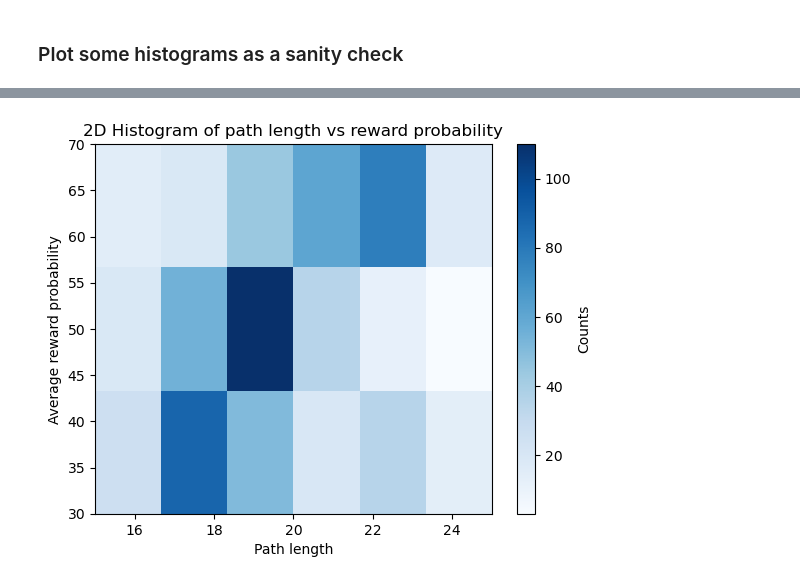
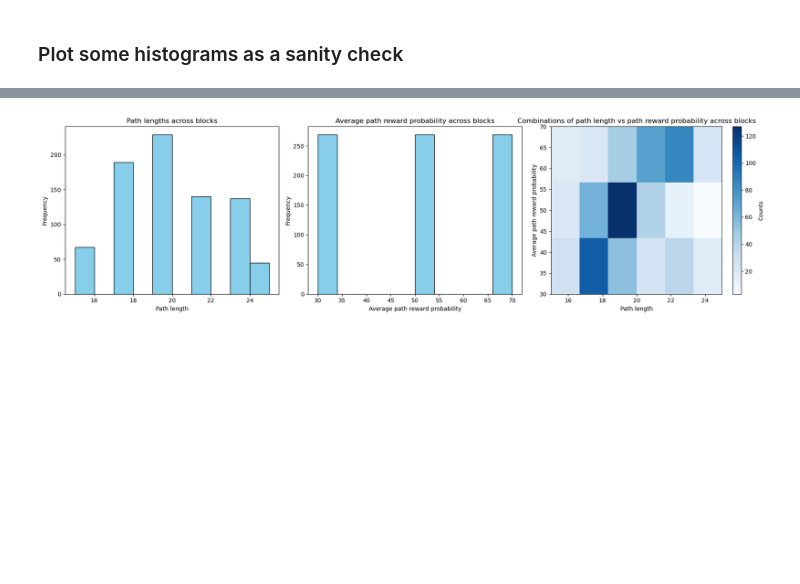
Before and after one commit to calderast/Hex-maze-spyglass, a Jupyter notebook: Choice_Analysis_Single_Animal.ipynb, the cells around one changed output, grey strips where cells are left out. Drawn from its saved outputs; the diff is of its cells as text; code cells hidden in the pictures; blank space fills up the shorter version.

```diff
--- a/Choice_Analysis_Single_Animal.ipynb
+++ b/Choice_Analysis_Single_Animal.ipynb
@@ -290,38 +293,78 @@ from hexmaze import get_reward_path_lengths
 subject_id = "Toby"
 
 # Get all blocks for this rat
-bias_df = pd.DataFrame((HexMazeBlock() * Session()).fetch(as_dict=True))
-bias_df = bias_df[bias_df["subject_id"]==subject_id]
-display(bias_df)
+subject_block_df = pd.DataFrame((HexMazeBlock() * Session()).fetch(as_dict=True))
+subject_block_df = subject_block_df[subject_block_df["subject_id"]==subject_id]
+#display(subject_block_df)
 
-# Create a list to store all combinations
+# Store all combinations of reward prob and path length
 combinations = []
 
-for i, row in bias_df.iterrows():
+# Also store reward prob and path length differences
+diffs = []
+
+for i, row in subject_block_df.iterrows():
     maze = row["config_id"]
     len_ab, len_ac, len_bc = get_reward_path_lengths(maze)
     pa, pb, pc = row["p_a"], row["p_b"], row["p_c"]
     prob_ab, prob_ac, prob_bc = (pa+pb)/2, (pa+pc)/2, (pb+pc)/2
 
-    combinations.append({'pair': 'AB', 'path_length': len_ab, 'prob': prob_ab})
-    combinations.append({'pair': 'AC', 'path_length': len_ac, 'prob': prob_ac})
-    combinations.append({'pair': 'BC', 'path_length': len_bc, 'prob': prob_bc})
+    combinations.append({'path_length': len_ab, 'avg_path_prob': prob_ab})
+    combinations.append({'path_length': len_ac, 'avg_path_prob': prob_ac})
+    combinations.append({'path_length': len_bc, 'avg_path_prob': prob_bc})
 
-# Convert to DataFrame
-comb_df = pd.DataFrame(combinations)
-display(comb_df)
+    diffs.append({'path_length_diff': len_ab - len_ac, 'path_prob_diff': pb - pc})
+    diffs.append({'path_length_diff': len_ac - len_ab, 'path_prob_diff': pc - pb})
+    diffs.append({'path_length_diff': len_ab - len_bc, 'path_prob_diff': pa - pc})
+    diffs.append({'path_length_diff': len_bc - len_ab, 'path_prob_diff': pc - pa})
+    diffs.append({'path_length_diff': len_ac - len_bc, 'path_prob_diff': pa - pb})
+    diffs.append({'path_length_diff': len_bc - len_ac, 'path_prob_diff': pb - pa})
 
-plt.hist2d(
-    comb_df['path_length'],
-    comb_df['prob'],
-    bins =[6,3],
-    cmap='Blues'
-)
-plt.colorbar(label='Counts')
-plt.xlabel('Path length')
-plt.ylabel('Average reward probability')
-plt.title('2D Histogram of path length vs reward probability')
+combinations_df = pd.DataFrame(combinations)
+display(combinations_df)
+
+diff_df = pd.DataFrame(diffs)
+display(diff_df)
+
+# Plot a histogram of all combinations
+fig, axes = plt.subplots(1, 3, figsize=(18, 5))
+# Path lengths
+axes[0].hist(combinations_df['path_length'], color='skyblue', edgecolor='black')
+axes[0].set_xlabel('Path length')
+axes[0].set_ylabel('Frequency')
+axes[0].set_title('Path lengths across blocks')
+# Avg path reward prob
+axes[1].hist(combinations_df['avg_path_prob'], color='skyblue', edgecolor='black')
+axes[1].set_xlabel('Average path reward probability')
+axes[1].set_ylabel('Frequency')
+axes[1].set_title('Average path reward probability across blocks')
+# Both
+h = axes[2].hist2d(combinations_df['path_length'], combinations_df['avg_path_prob'], bins=[6, 3], cmap='Blues')
+fig.colorbar(h[3], ax=axes[2], label='Counts')
+axes[2].set_xlabel('Path length')
+axes[2].set_ylabel('Average path reward probability')
+axes[2].set_title('Combinations of path length vs path reward probability across blocks')
+plt.tight_layout()
 plt.show()
 
-print(comb_df['path_length'].unique())
+# Plot a histogram of all diffs
+fig, axes = plt.subplots(1, 3, figsize=(18, 5))
+# Path length differences
+axes[0].hist(diff_df['path_length_diff'], color='salmon', bins=9, edgecolor='black')
+axes[0].set_xlabel('Path length difference')
+axes[0].set_ylabel('Frequency')
+axes[0].set_title('Path length differences across blocks')
+# Path probability differences
+axes[1].hist(diff_df['path_prob_diff'], color='salmon', bins=5, edgecolor='black')
+axes[1].set_xlabel('Path reward probability difference')
+axes[1].set_ylabel('Frequency')
+axes[1].set_title('Reward probability differences across blocks')
+# Both
+h = axes[2].hist2d(diff_df['path_length_diff'], diff_df['path_prob_diff'], bins=[9,5], cmap='Reds')
+fig.colorbar(h[3], ax=axes[2], label='Counts')
+axes[2].set_xlabel('Path length difference')
+axes[2].set_ylabel('Path reward probability difference')
+axes[2].set_title('Path length vs reward probability differences across blocks')
+plt.tight_layout()
+plt.show()
 # %% [output]
@@ -354 +397 @@ print(comb_df['path_length'].unique())
-[figure, old version]
+[figure, new version]
```
Also changed, not shown: parts of 7 cells of this notebook.
